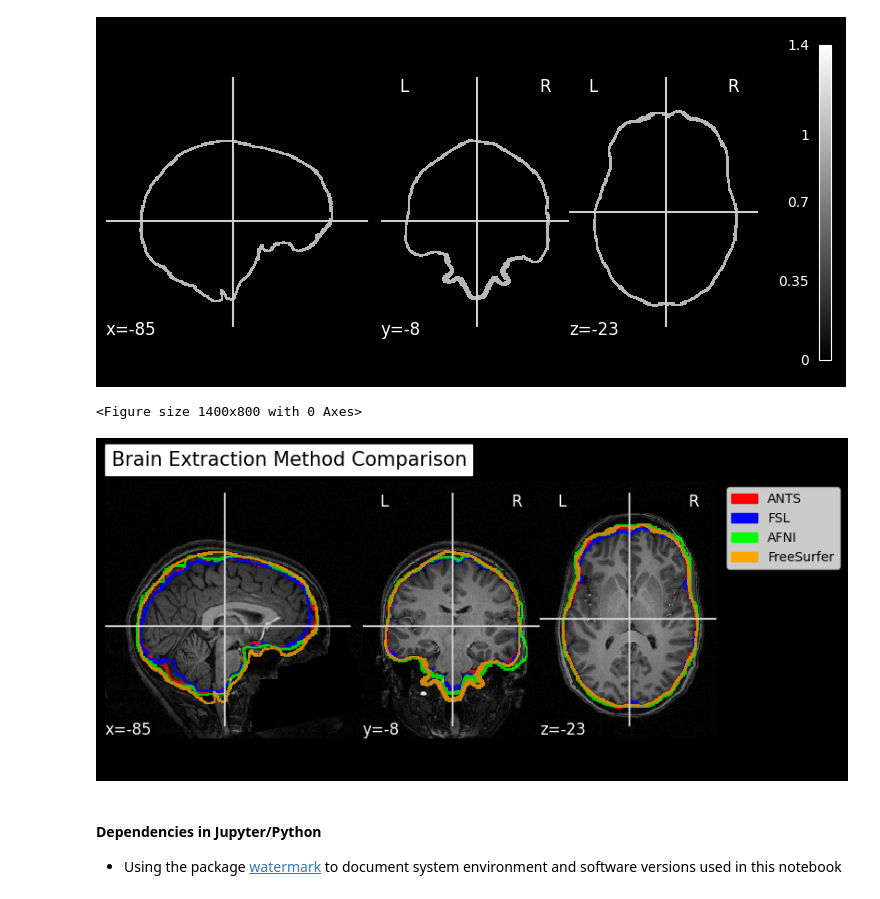
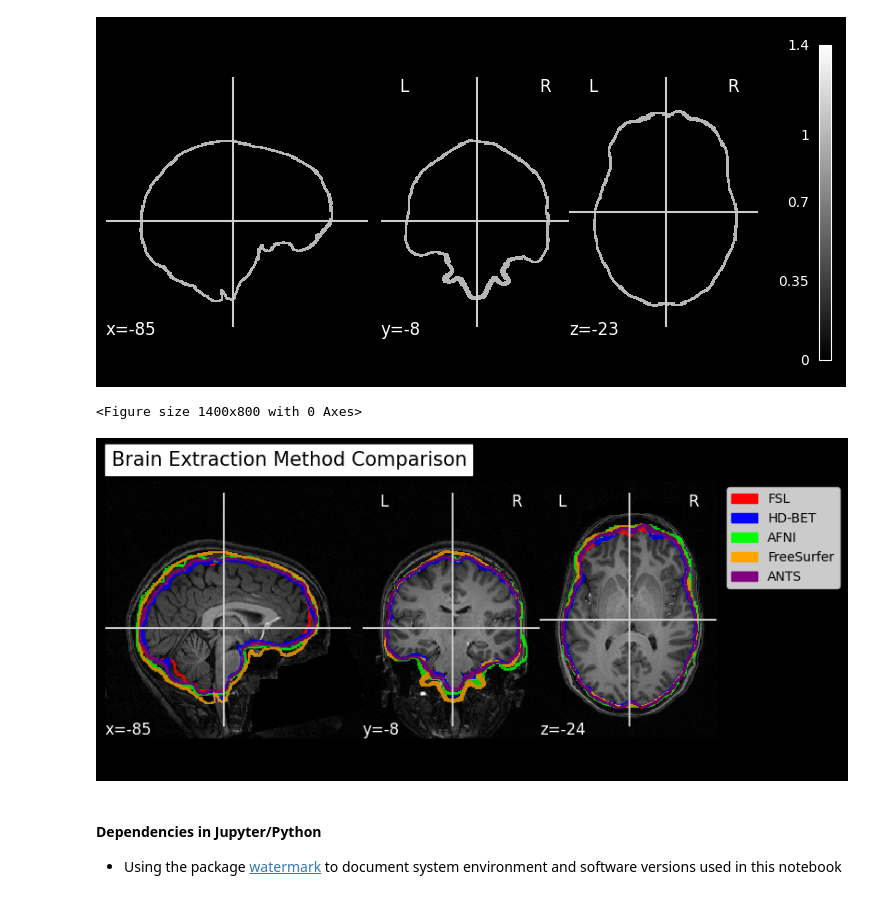
Before and after one commit to MoniDoerig/neurodeskedu, a Jupyter notebook: books/examples/structural_imaging/brain_extraction_different_tools.ipynb, the cells around one changed output. Saved outputs shown, nothing was run; the diff lists cells and outputs as text; code cells hidden in the pictures.

Commit message:
update notebook brain extraction tools
- added doi for dataset
- added HD-BET as new tool
- updated Introduction

```diff
--- a/books/examples/structural_imaging/brain_extraction_different_tools.ipynb
+++ b/books/examples/structural_imaging/brain_extraction_different_tools.ipynb
@@ -448,10 +503,11 @@ def create_combined_plot(edge_imgs, labels, colors, bg_img, title):
     plt.subplots_adjust(right=0.82)
 # %%
 # Generate edges from the binary brain masks
-ants_edges = extract_edges_from_mask("ANTS_Stripped_BrainExtractionMask.nii.gz")
 bet_edges = extract_edges_from_mask("anat_bet_mask.nii.gz")
+hd_bet_edges = extract_edges_from_mask("anat_hd_bet_bet.nii.gz")
 afni_edges = extract_edges_from_mask("AFNI_mask.nii.gz")
 synth_edges = extract_edges_from_mask("synth_mask.nii.gz")
+ants_edges = extract_edges_from_mask("ANTS_Stripped_BrainExtractionMask.nii.gz")
 # %%
 #Check edges
 plotting.plot_anat(synth_edges)
@@ -459,14 +515,14 @@ plotting.plot_anat(synth_edges)
 <nilearn.plotting.displays._slicers.OrthoSlicer at 0x...>
 [figure]
 # %%
-edge_imgs = [ants_edges, bet_edges, afni_edges, synth_edges]
-labels = ['ANTS', 'FSL', 'AFNI', 'FreeSurfer']
-colors = ['#FF0000', '#0000FF', '#00FF00', '#FFA500']
+edge_imgs = [bet_edges, hd_bet_edges, afni_edges, synth_edges, ants_edges]
+labels = ['FSL', 'HD-BET', 'AFNI', 'FreeSurfer', 'ANTS',]
+colors = ['#FF0000', '#0000FF', '#00FF00', '#FFA500', '#800080']
 
 create_combined_plot(edge_imgs, labels, colors, input_image, "Brain Extraction Method Comparison")
 # %% [output]
 <Figure size 1400x800 with 0 Axes>
-[figure, old version]
+[figure, new version]
 # %% [markdown]
 #### Dependencies in Jupyter/Python
 - Using the package [watermark](https://github.com/rasbt/watermark) to document system environment and software versions used in this notebook
```
Also changed, not shown: parts of 43 cells of this notebook.
